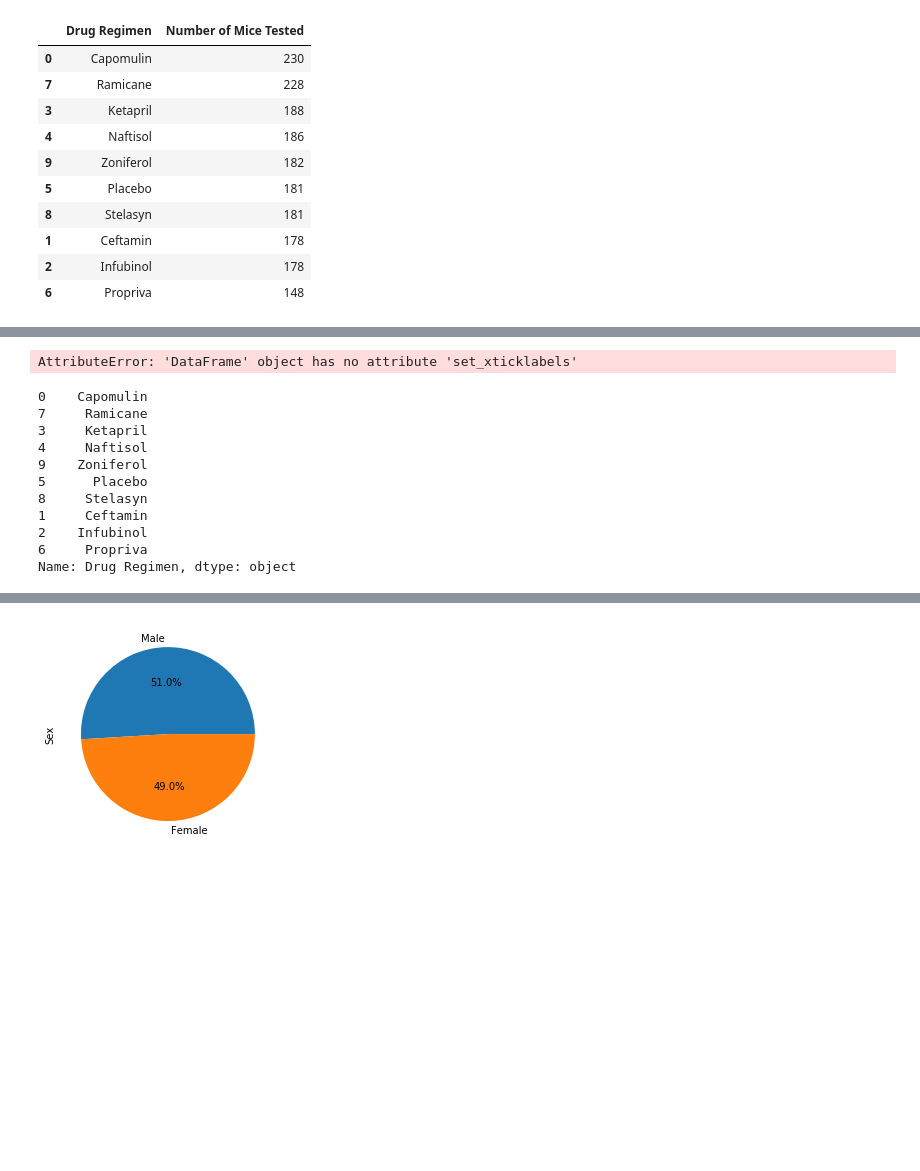
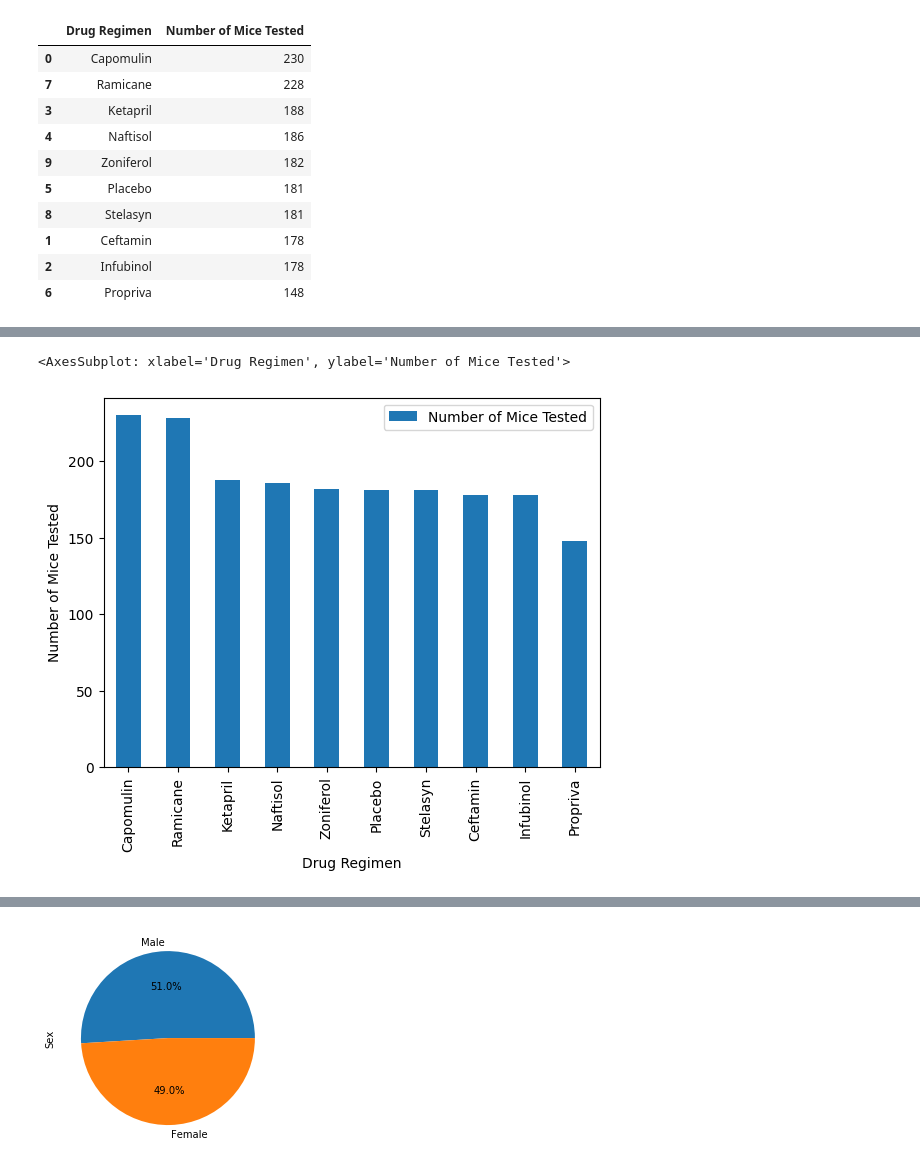
Before and after one commit to joelpangilinan/matplotlib-challenge, a Jupyter notebook: pymaceuticals_starter-Copy1.ipynb, the cells around one changed output, grey strips where cells are left out. Drawn from its saved outputs; the diff is of its cells as text; code cells hidden in the pictures; blank space fills up the shorter version.

Commit message:
working on pie chart

```diff
--- a/pymaceuticals_starter-Copy1.ipynb
+++ b/pymaceuticals_starter-Copy1.ipynb
@@ -280,11 +280,11 @@ clean_combined_data_df.head()
 | 4 | c819 | 0 | 45.0 | 0 | Ketapril | Male | 21 | ... |
 # %%
 # Create the dataframe for the bar chart
-bar_chart_df = pd.DataFrame(clean_combined_data_df.groupby("Drug Regimen")["Mouse ID"].count())
-bar_chart_df = bar_chart_df.reset_index()
-bar_chart_df = bar_chart_df.rename(columns={"Mouse ID":"Number of Mice Tested"})
-bar_chart_df = bar_chart_df.sort_values("Number of Mice Tested", ascending=False)
-bar_chart_df
+chart_df = pd.DataFrame(clean_combined_data_df.groupby("Drug Regimen")["Mouse ID"].count())
+chart_df = chart_df.reset_index()
+chart_df = chart_df.rename(columns={"Mouse ID":"Number of Mice Tested"})
+chart_df = chart_df.sort_values("Number of Mice Tested", ascending=False)
+chart_df
 # %% [output]
 |  | Drug Regimen | Number of Mice Tested |
 | 0 | Capomulin | 230 |
@@ -308,7 +300,6 @@ bar_chart_df
 # %%
 # Generate a bar plot showing the total number of timepoints for all mice tested for each drug regimen using Pandas.
+bar_chart_df = chart_df.set_index("Drug Regimen")
 bar_chart_df.plot(kind="bar", xlabel="Drug Regimen", ylabel="Number of Mice Tested")
-xticklabels = bar_chart_df.index
-bar_chart_df.set_xticklabels(xticklabels, rotation=90)
-plt.show
+# plt.show()
 # %% [output]
@@ -317,15 +306,2 @@ plt.show
-AttributeError: 'DataFrame' object has no attribute 'set_xticklabels'
+<AxesSubplot: xlabel='Drug Regimen', ylabel='Number of Mice Tested'>
+[figure, added]
-# %%
-xticklabels
-# %% [output]
-0    Capomulin
-7     Ramicane
-3     Ketapril
-4     Naftisol
-9    Zoniferol
-5      Placebo
-8     Stelasyn
-1     Ceftamin
-2    Infubinol
-6     Propriva
-Name: Drug Regimen, dtype: object
```
Also changed, not shown: parts of 6 cells of this notebook.
